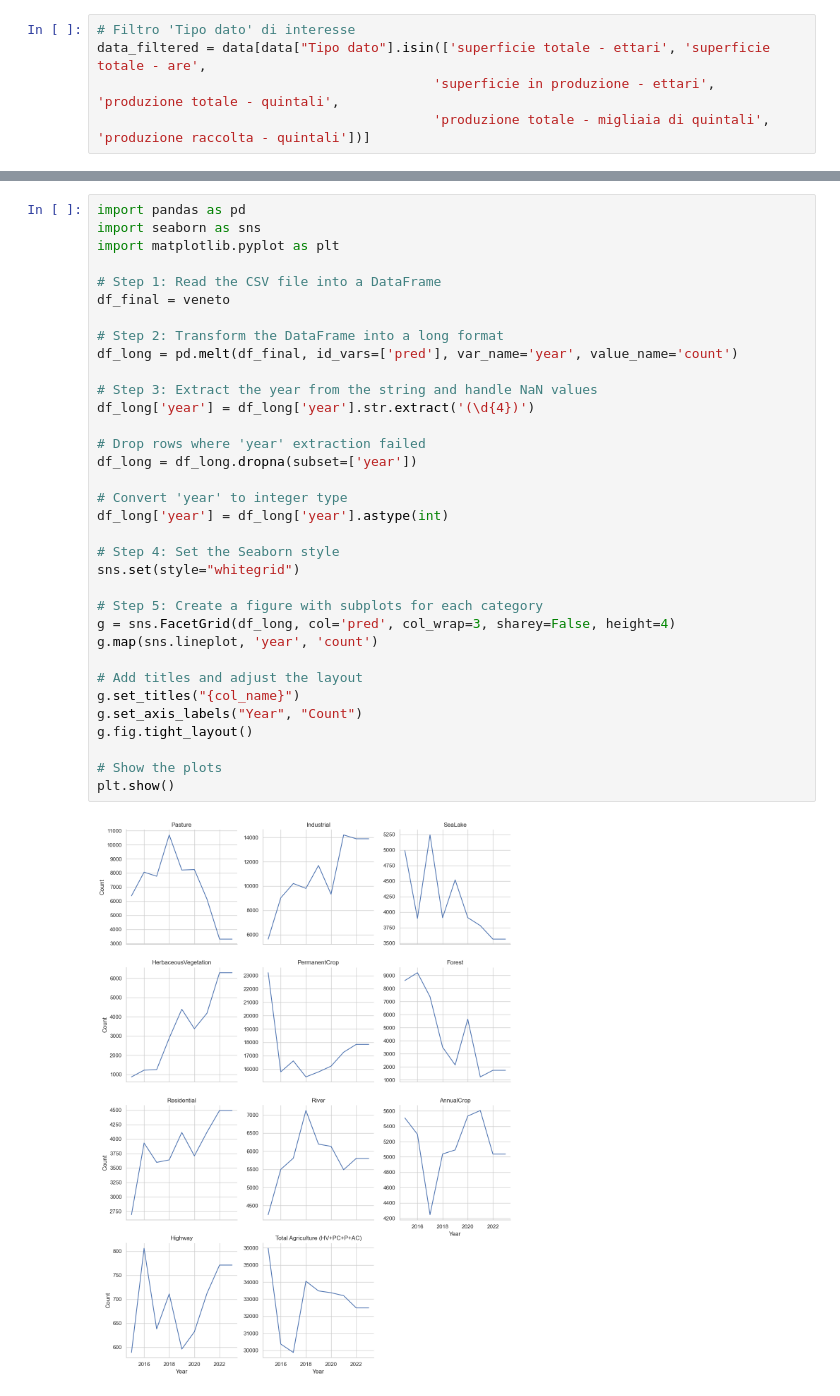
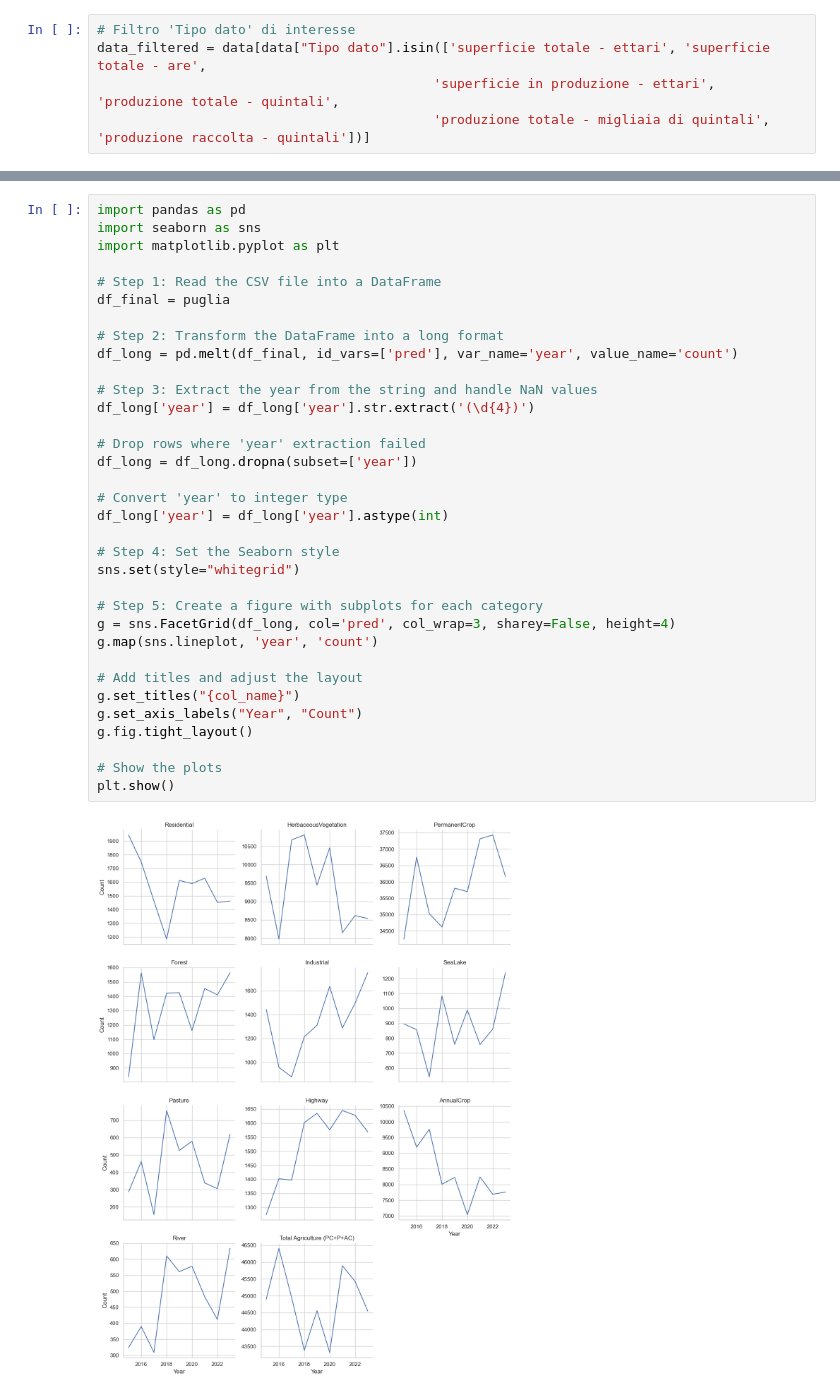
Before and after one commit to AntonioDonnangelo/italian_agriculture_and_protests_analysis, a Jupyter notebook: LULC/Correlazione_remotesensing_ISTAT.ipynb, the cells around one changed output, grey strips where cells are left out. Drawn from its saved outputs; the diff is of its cells as text.

```diff
--- a/LULC/Correlazione_remotesensing_ISTAT.ipynb
+++ b/LULC/Correlazione_remotesensing_ISTAT.ipynb
@@ -164,33 +94,33 @@ import seaborn as sns
 import matplotlib.pyplot as plt
 
 # Step 1: Read the CSV file into a DataFrame
-df_final = veneto
+df_final = puglia
 
 # Step 2: Transform the DataFrame into a long format
 df_long = pd.melt(df_final, id_vars=['pred'], var_name='year', value_name='count')
 
 # Step 3: Extract the year from the string and handle NaN values
 df_long['year'] = df_long['year'].str.extract('(\d{4})')
 
 # Drop rows where 'year' extraction failed
 df_long = df_long.dropna(subset=['year'])
 
 # Convert 'year' to integer type
 df_long['year'] = df_long['year'].astype(int)
 
 # Step 4: Set the Seaborn style
 sns.set(style="whitegrid")
 
 # Step 5: Create a figure with subplots for each category
 g = sns.FacetGrid(df_long, col='pred', col_wrap=3, sharey=False, height=4)
 g.map(sns.lineplot, 'year', 'count')
 
 # Add titles and adjust the layout
 g.set_titles("{col_name}")
 g.set_axis_labels("Year", "Count")
 g.fig.tight_layout()
 
 # Show the plots
 plt.show()
 # %% [output]
-[figure, old version]
+[figure, new version]
```
Also changed, not shown: parts of 7 cells of this notebook, 9 other files.
